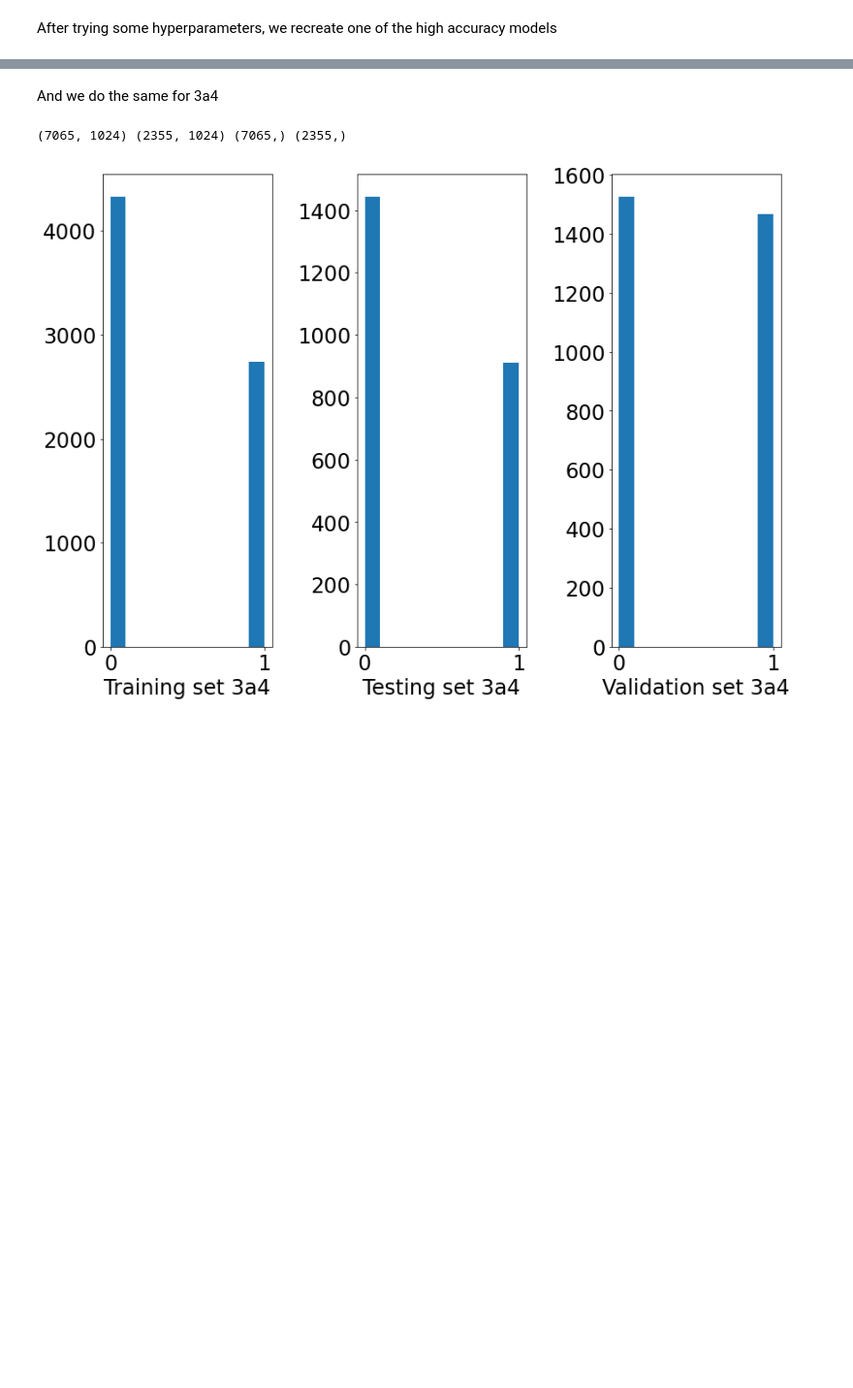
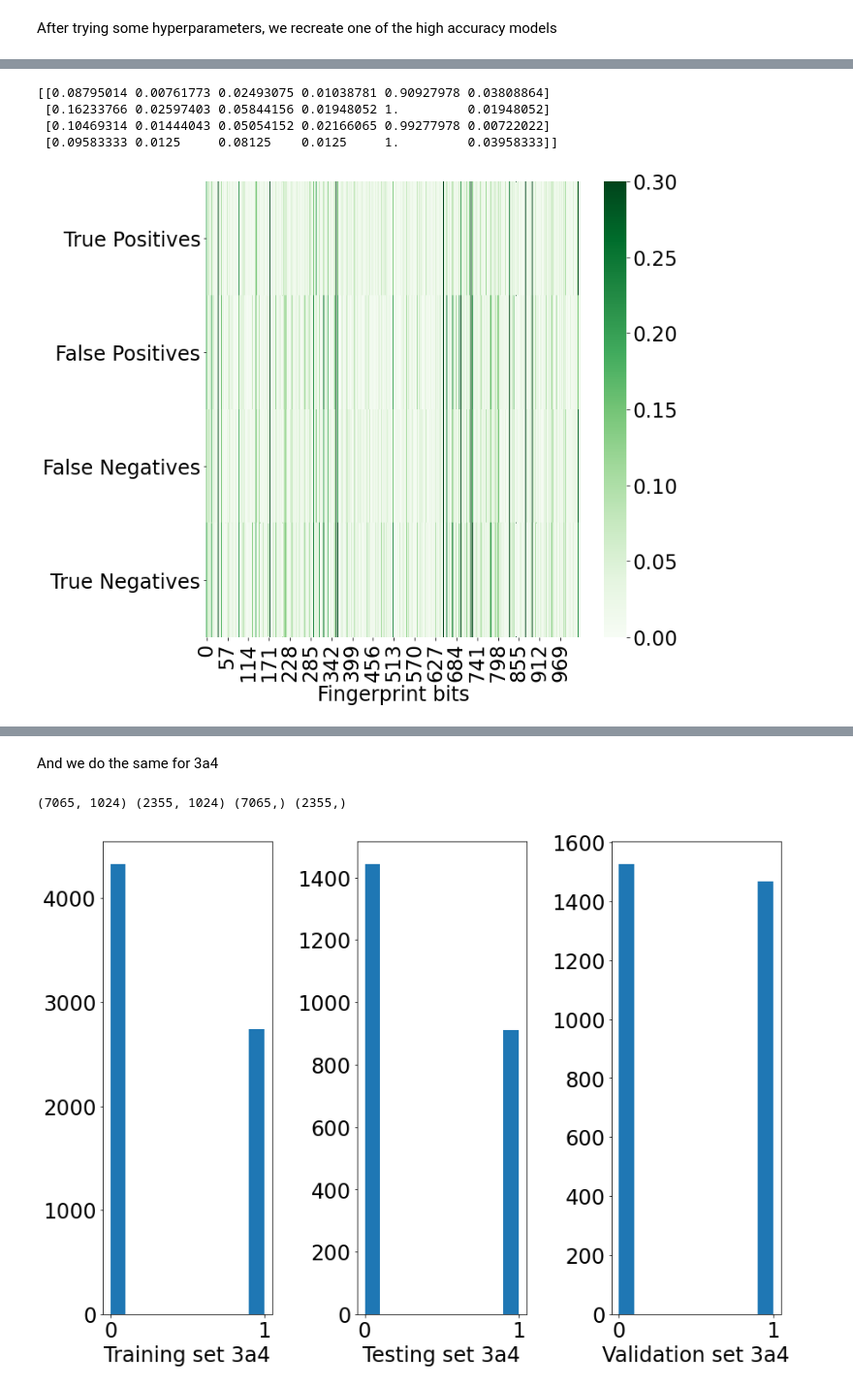
Before and after one commit to danielSoler93/drug_learning, a Jupyter notebook: drug_learning/2D/Deep_docking_CYP.ipynb, the cells around one changed output, grey strips where cells are left out. Shown at 97% size. Drawn from its saved outputs; the diff is of its cells as text; code cells hidden in the pictures; blank space fills up the shorter version.

```diff
--- a/drug_learning/2D/Deep_docking_CYP.ipynb
+++ b/drug_learning/2D/Deep_docking_CYP.ipynb
@@ -235,3 +242,22 @@ NER: 0.802, Sensitivity or recall: 0.790, Specificity: 0.814, Precision: 0.668,
+# %%
+labels = ["True Positives", "False Positives", "False Negatives", "True Negatives"]
+pred = predictions[:,0]
+feature_values = np.array([np.mean(test_data[(pred<0.5) & (test_labels<0.5)], axis=0),
+                  np.mean(test_data[(pred>0.5) & (test_labels<0.5)], axis=0),
+                  np.mean(test_data[(pred<0.5) & (test_labels>0.5)], axis=0),
+                  np.mean(test_data[(pred>0.5) & (test_labels>0.5)], axis=0)])
+print(feature_values[:, 352:358])
+fig, ax= plt.subplots(figsize=(10, 10))
+sns.heatmap(feature_values, vmax=0.3, annot=False, ax = ax, fmt="g", cmap="Greens")
+# labels, title and ticks
+ax.set_xlabel('Fingerprint bits');
+ax.set_yticklabels(labels, rotation=0);
+# %% [output]
+[[0.08795014 0.00761773 0.02493075 0.01038781 0.90927978 0.03808864]
+ [0.16233766 0.02597403 0.05844156 0.01948052 1.         0.01948052]
+ [0.10469314 0.01444043 0.05054152 0.02166065 0.99277978 0.00722022]
+ [0.09583333 0.0125     0.08125    0.0125     1.         0.03958333]]
+[figure, added]
 # %%
 results = model.evaluate(features_only_2c9, labels_validation_2c9)
 predictions = model.predict(features_only_2c9)
```
Also changed, not shown: parts of 18 cells of this notebook, 3 other files.
